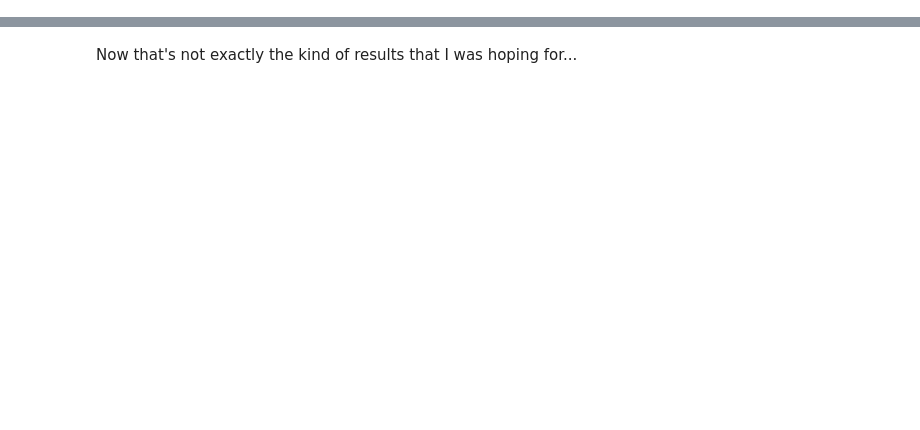
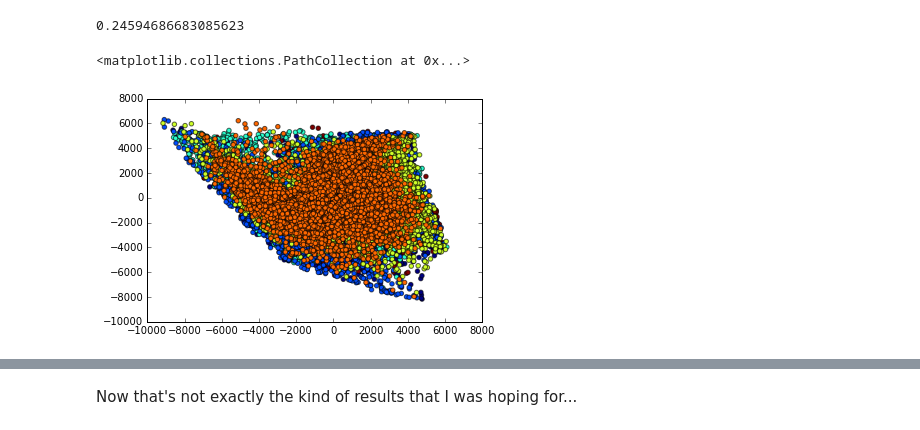
Before and after one commit to marsjoy/wesandersone, a Jupyter notebook: notebooks/Initial_Exploration.ipynb, the cells around one changed output, grey strips where cells are left out. Drawn from its saved outputs; the diff is of its cells as text; code cells hidden in the pictures; blank space fills up the shorter version.

```diff
--- a/notebooks/Initial_Exploration.ipynb
+++ b/notebooks/Initial_Exploration.ipynb
@@ -183,0 +68,3 @@ array([[ 75, 243],
+# %%
+df = pd.DataFrame(data=nolan)
+df.describe()
@@ -183,0 +112,3 @@ array([[ 75, 243],
+# %%
+director_to_numeric = preprocessing.LabelEncoder()
+df['target'] = director_to_numeric.fit_transform(df['director'])
@@ -183,0 +146,11 @@ array([[ 75, 243],
+# %%
+# initialize a logistic regression model
+model_lr = LogisticRegression(C=1)
+
+# define features, removing target variable, string fields, and fields where there is only one unique value
+features = df.drop(['director', 'target','movie', 'hex'],axis=1)
+
+# define target as director
+target = df['target']
+
+features.columns
@@ -183,0 +202,20 @@ array([[ 75, 243],
+# %%
+# get some cross validation scores for the fitted model
+scores = cross_val_score(model_lr, features, target,cv=7).mean()
+scores
+# %% [output]
+0.24594686683085623
+# %%
+X_train, X_test, y_train, y_test = train_test_split(features, target, random_state=1)
+# %%
+from sklearn import decomposition
+pca = decomposition.PCA(n_components=2)
+pca.fit(features)
+X_train_pca = pca.transform(X_train)
+X_test_pca = pca.transform(X_test)
+X = pca.transform(features)
+import pylab as pl
+pl.scatter(X[:, 0], X[:, 1], c=target, alpha=100)
+# %% [output]
+<matplotlib.collections.PathCollection at 0x...>
+[figure, added]
```
Also changed, not shown: parts of 41 cells of this notebook, 4 other files.
